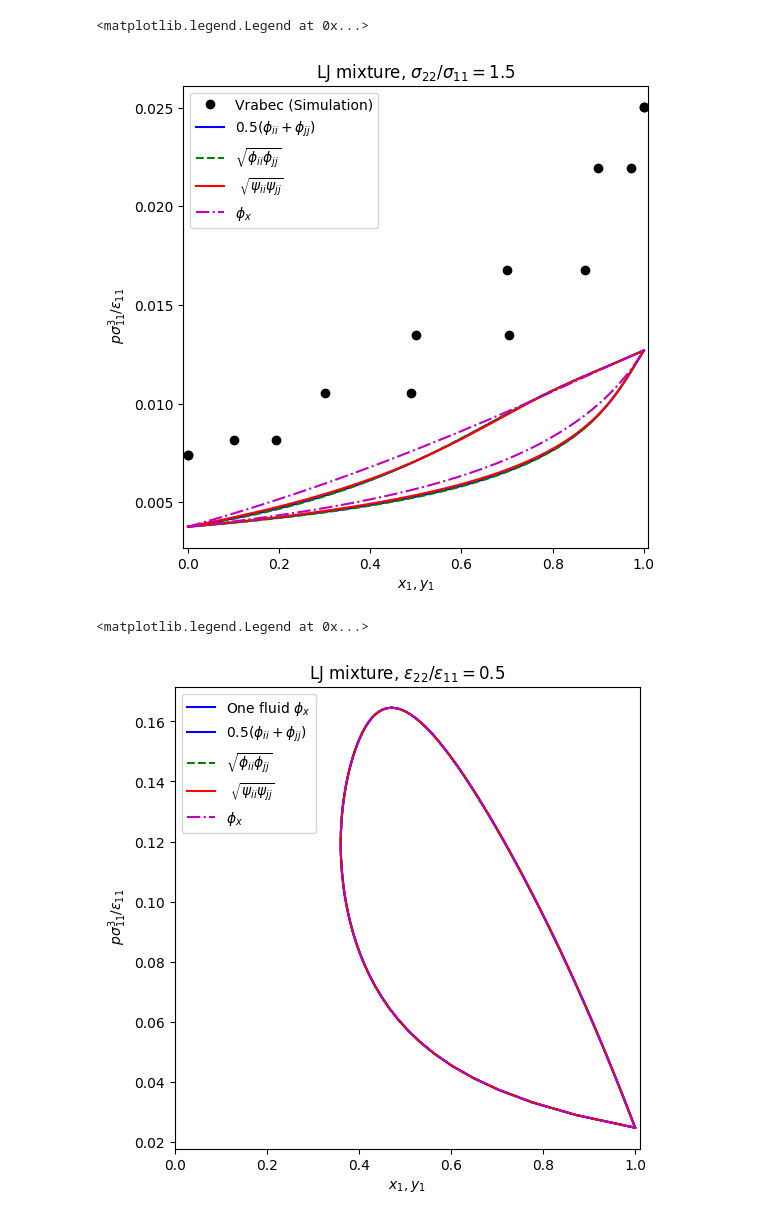
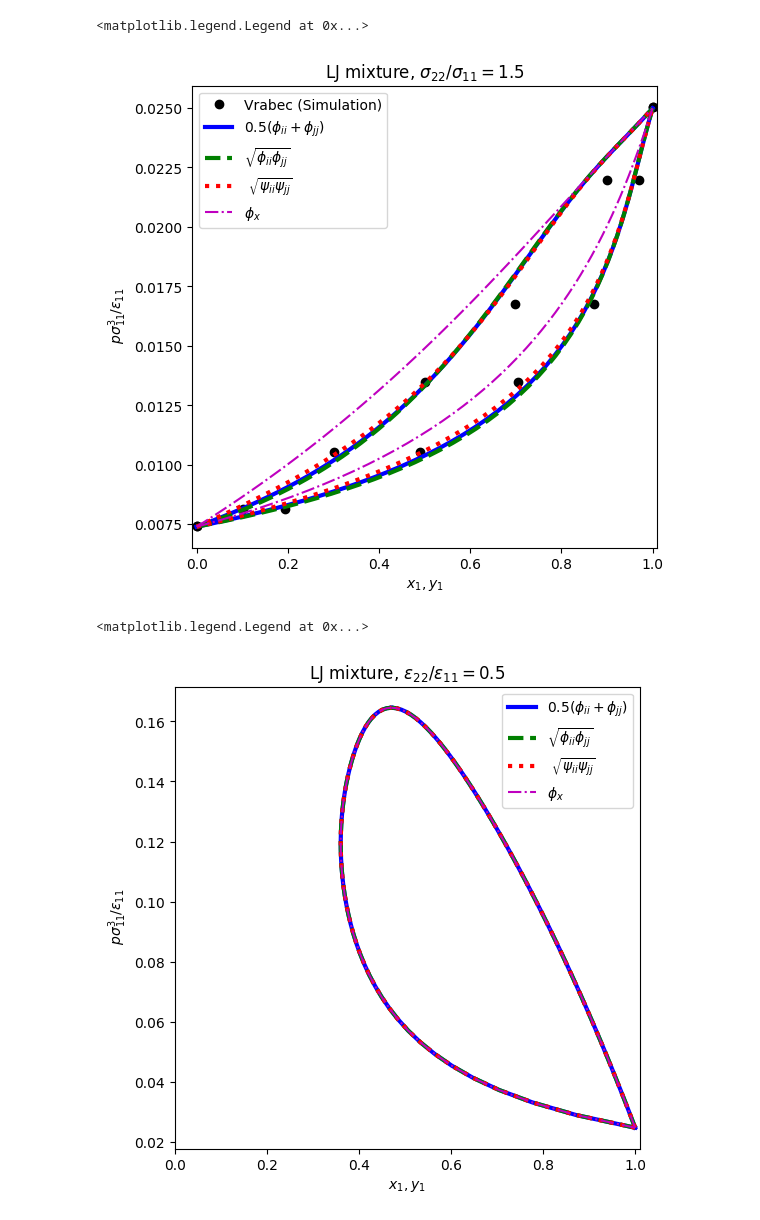
Before and after one commit to thijsvanwesten/feos, a Jupyter notebook: examples/uvchains/MonomerMixtures.ipynb, the cells around one changed output. Cells and saved outputs as stored; diff of their text form; code cells hidden in the pictures.

```diff
--- a/examples/uvchains/MonomerMixtures.ipynb
+++ b/examples/uvchains/MonomerMixtures.ipynb
@@ -90,36 +89,36 @@ df_vrabec = pd.DataFrame(data_vrabec)
 # %%
 f, ax = plt.subplots(1,1,figsize=(6,6))
 ax.set_xlim(-0.01,1.01)
 ax.set_xlabel('$x_1,y_1$')
 ax.set_ylabel(' $p\\sigma_{11}^3 / \\varepsilon_{11}$')
 ax.set_title('LJ mixture, $\\sigma_{22} / \sigma_{11} = 1.5$')
 
 
 
 ax.plot(data_vrabec['x1'] , data_vrabec['p'], 'ko', label='Vrabec (Simulation)')
 ax.plot(data_vrabec['y1'] , data_vrabec['p'], 'ko')
 
 #plt.plot(df['x1'], df['p'], 'b-', label='One Fluid u-fraction  $\\phi_x$')
 #plt.plot(df['y1'], df['p'], 'b')
 
 
 
-ax.plot(dia_p_rust_1.liquid.molefracs[:,0],dia_p_rust_1.liquid.pressure / (KB * eps_k[0] * KELVIN) * (sigma[0] * ANGSTROM**3), color='blue', label='$0.5(\phi_{ii}+\phi_{jj})$')
-ax.plot(dia_p_rust_1.vapor.molefracs[:,0],dia_p_rust_1.vapor.pressure / (KB * eps_k[0] * KELVIN) * (sigma[0] * ANGSTROM**3), '-', color='blue')
+ax.plot(dia_p_rust_1.liquid.molefracs[:,0],dia_p_rust_1.liquid.pressure / (KB * eps_k[0] * KELVIN) * (sigma[0] * ANGSTROM)**3, linewidth=3, color='blue', label='$0.5(\phi_{ii}+\phi_{jj})$')
+ax.plot(dia_p_rust_1.vapor.molefracs[:,0],dia_p_rust_1.vapor.pressure / (KB * eps_k[0] * KELVIN) * (sigma[0] * ANGSTROM)**3, '-', linewidth=3, color='blue')
 
-ax.plot(dia_p_rust_2.liquid.molefracs[:,0],dia_p_rust_2.liquid.pressure / (KB * eps_k[0] * KELVIN) * (sigma[0] * ANGSTROM**3), '--g', label='$\\sqrt{\phi_{ii}\phi_{jj}}$')
-ax.plot(dia_p_rust_2.vapor.molefracs[:,0],dia_p_rust_2.vapor.pressure / (KB * eps_k[0] * KELVIN) * (sigma[0] * ANGSTROM**3), '--g')
+ax.plot(dia_p_rust_2.liquid.molefracs[:,0],dia_p_rust_2.liquid.pressure / (KB * eps_k[0] * KELVIN) * (sigma[0] * ANGSTROM)**3, '--g', linewidth=3, label='$\\sqrt{\phi_{ii}\phi_{jj}}$')
+ax.plot(dia_p_rust_2.vapor.molefracs[:,0],dia_p_rust_2.vapor.pressure / (KB * eps_k[0] * KELVIN) * (sigma[0] * ANGSTROM)**3, '--g', linewidth=3)
 
-ax.plot(dia_p_rust_3.liquid.molefracs[:,0],dia_p_rust_3.liquid.pressure / (KB * eps_k[0] * KELVIN) * (sigma[0] * ANGSTROM**3), 'r-', label=' $\\sqrt{\psi_{ii}\psi_{jj}}$')
-ax.plot(dia_p_rust_3.vapor.molefracs[:,0],dia_p_rust_3.vapor.pressure / (KB * eps_k[0] * KELVIN) * (sigma[0] * ANGSTROM**3), 'r-')
+ax.plot(dia_p_rust_3.liquid.molefracs[:,0],dia_p_rust_3.liquid.pressure / (KB * eps_k[0] * KELVIN) * (sigma[0] * ANGSTROM)**3, 'r:', linewidth=3, label=' $\\sqrt{\psi_{ii}\psi_{jj}}$')
+ax.plot(dia_p_rust_3.vapor.molefracs[:,0],dia_p_rust_3.vapor.pressure / (KB * eps_k[0] * KELVIN) * (sigma[0] * ANGSTROM)**3, 'r:', linewidth=3)
 
-ax.plot(dia_p_rust_4.liquid.molefracs[:,0],dia_p_rust_4.liquid.pressure / (KB * eps_k[0] * KELVIN) * (sigma[0] * ANGSTROM**3), 'm-.', label='$\\phi_x$')
-ax.plot(dia_p_rust_4.vapor.molefracs[:,0],dia_p_rust_4.vapor.pressure / (KB * eps_k[0] * KELVIN) * (sigma[0] * ANGSTROM**3), 'm-.')
+ax.plot(dia_p_rust_4.liquid.molefracs[:,0],dia_p_rust_4.liquid.pressure / (KB * eps_k[0] * KELVIN) * (sigma[0] * ANGSTROM)**3, 'm-.', label='$\\phi_x$')
+ax.plot(dia_p_rust_4.vapor.molefracs[:,0],dia_p_rust_4.vapor.pressure / (KB * eps_k[0] * KELVIN) * (sigma[0] * ANGSTROM)**3, 'm-.')
 
 ax.legend()
 # %% [output]
 <matplotlib.legend.Legend at 0x...>
-[figure, old version]
+[figure, new version]
 # %%
 # Second example from uv-paper:
 rep = np.array([12.0, 12.0])
@@ -197,30 +145,23 @@ ax.set_title('LJ mixture, $\\varepsilon_{22} / \\varepsilon_{11} = 0.5$')
 
 
 
-ax.plot(one_fluid_df['x1'] , one_fluid_df['pl'], 'b', label='One fluid $\\phi_x$')
-ax.plot(one_fluid_df['y1'] , one_fluid_df['pv'], 'b')
+ax.plot(dia_p_rust_1.liquid.molefracs[:,0],dia_p_rust_1.liquid.pressure / (KB * eps_k[0] * KELVIN) * (sigma[0] * ANGSTROM)**3, linewidth=3, color='blue', label='$0.5(\phi_{ii}+\phi_{jj})$')
+ax.plot(dia_p_rust_1.vapor.molefracs[:,0],dia_p_rust_1.vapor.pressure / (KB * eps_k[0] * KELVIN) * (sigma[0] * ANGSTROM)**3, '-', linewidth=3, color='blue')
 
-#plt.plot(df['x1'], df['p'], 'b-', label='One Fluid u-fraction  $\\phi_x$')
-#plt.plot(df['y1'], df['p'], 'b')
+ax.plot(dia_p_rust_2.liquid.molefracs[:,0],dia_p_rust_2.liquid.pressure / (KB * eps_k[0] * KELVIN) * (sigma[0] * ANGSTROM)**3, '--g', linewidth=3, label='$\\sqrt{\phi_{ii}\phi_{jj}}$')
+ax.plot(dia_p_rust_2.vapor.molefracs[:,0],dia_p_rust_2.vapor.pressure / (KB * eps_k[0] * KELVIN) * (sigma[0] * ANGSTROM)**3, '--g', linewidth=3)
+
+ax.plot(dia_p_rust_3.liquid.molefracs[:,0],dia_p_rust_3.liquid.pressure / (KB * eps_k[0] * KELVIN) * (sigma[0] * ANGSTROM)**3, 'r:', linewidth=3, label=' $\\sqrt{\psi_{ii}\psi_{jj}}$')
+ax.plot(dia_p_rust_3.vapor.molefracs[:,0],dia_p_rust_3.vapor.pressure / (KB * eps_k[0] * KELVIN) * (sigma[0] * ANGSTROM)**3, 'r:', linewidth=3)
+
+ax.plot(dia_p_rust_4.liquid.molefracs[:,0],dia_p_rust_4.liquid.pressure / (KB * eps_k[0] * KELVIN) * (sigma[0] * ANGSTROM)**3, 'm-.', label='$\\phi_x$')
+ax.plot(dia_p_rust_4.vapor.molefracs[:,0],dia_p_rust_4.vapor.pressure / (KB * eps_k[0] * KELVIN) * (sigma[0] * ANGSTROM)**3, 'm-.')
 
 
-
-ax.plot(dia_p_rust_1.liquid.molefracs[:,0],dia_p_rust_1.liquid.pressure / (KB * eps_k[0] * KELVIN) * (sigma[0] * ANGSTROM**3), color='blue', label='$0.5(\phi_{ii}+\phi_{jj})$')
-ax.plot(dia_p_rust_1.vapor.molefracs[:,0],dia_p_rust_1.vapor.pressure / (KB * eps_k[0] * KELVIN) * (sigma[0] * ANGSTROM**3), '-', color='blue')
-
-ax.plot(dia_p_rust_2.liquid.molefracs[:,0],dia_p_rust_2.liquid.pressure / (KB * eps_k[0] * KELVIN) * (sigma[0] * ANGSTROM**3), '--g', label='$\\sqrt{\phi_{ii}\phi_{jj}}$')
-ax.plot(dia_p_rust_2.vapor.molefracs[:,0],dia_p_rust_2.vapor.pressure / (KB * eps_k[0] * KELVIN) * (sigma[0] * ANGSTROM**3), '--g')
-
-ax.plot(dia_p_rust_3.liquid.molefracs[:,0],dia_p_rust_3.liquid.pressure / (KB * eps_k[0] * KELVIN) * (sigma[0] * ANGSTROM**3), 'r-', label=' $\\sqrt{\psi_{ii}\psi_{jj}}$')
-ax.plot(dia_p_rust_3.vapor.molefracs[:,0],dia_p_rust_3.vapor.pressure / (KB * eps_k[0] * KELVIN) * (sigma[0] * ANGSTROM**3), 'r-')
-
-ax.plot(dia_p_rust_4.liquid.molefracs[:,0],dia_p_rust_4.liquid.pressure / (KB * eps_k[0] * KELVIN) * (sigma[0] * ANGSTROM**3), 'm-.', label='$\\phi_x$')
-ax.plot(dia_p_rust_4.vapor.molefracs[:,0],dia_p_rust_4.vapor.pressure / (KB * eps_k[0] * KELVIN) * (sigma[0] * ANGSTROM**3), 'm-.')
-
 ax.legend()
 # %% [output]
 <matplotlib.legend.Legend at 0x...>
-[figure, old version]
+[figure, new version]
 # %%
 data_sig2_sig1_05 = {
     'T': [1.00,1.00,1.00,1.00,1.00,1.00,1.00],
```
Also changed, not shown: parts of 10 cells of this notebook, 4 other files.
